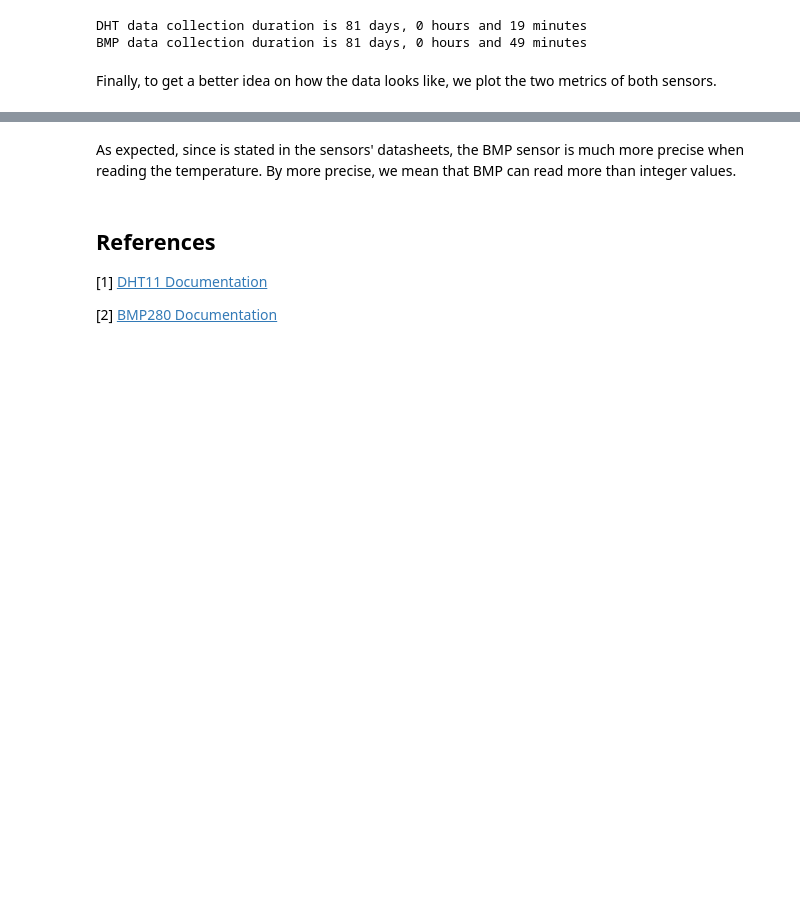
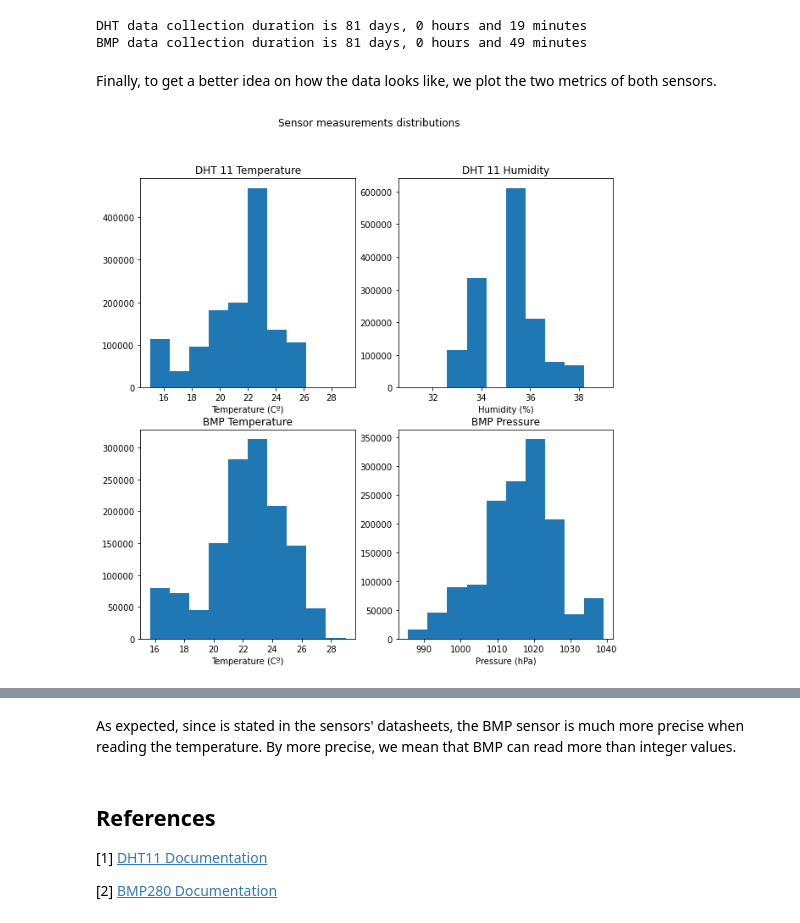
Before and after one commit to danielb05/Basic-Data-Science-UDL, a Jupyter notebook: notebooks/temperatures/3. Basic EDA.ipynb, the cells around one changed output, grey strips where cells are left out. Saved outputs shown, nothing was run; the diff lists cells and outputs as text; code cells hidden in the pictures; blank space fills up the shorter version.

```diff
--- a/notebooks/temperatures/3. Basic EDA.ipynb
+++ b/notebooks/temperatures/3. Basic EDA.ipynb
@@ -122,6 +118,36 @@ DHT data collection duration is 81 days, 0 hours and 19 minutes
 BMP data collection duration is 81 days, 0 hours and 49 minutes
 # %% [markdown]
 Finally, to get a better idea on how the data looks like, we plot the two metrics of both sensors.
+# %%
+mask = df_dht_11.temperature != 0
+
+plt.figure(figsize=(10, 10))
+plt.suptitle('Sensor measurements distributions')
+
+plt.subplot(221)
+plt.title('DHT 11 Temperature')
+plt.hist(df_dht_11[mask].temperature)
+plt.xlabel('Temperature (Cº)')
+
+plt.subplot(222)
+plt.title('DHT 11 Humidity')
+plt.hist(df_dht_11.humidity)
+plt.xlabel('Humidity (%)')
+
+mask = df_bmp.temperature != 0
+
+plt.subplot(223)
+plt.title('BMP Temperature')
+plt.hist(df_bmp[mask].temperature)
+plt.xlabel('Temperature (Cº)')
+
+plt.subplot(224)
+plt.title('BMP Pressure')
+plt.hist(df_bmp.pressure)
+plt.xlabel('Pressure (hPa)')
+plt.show()
+# %% [output]
+[figure, added]
 # %%
 plot_df = df_dht_11.iloc[:10000]
 
```
Also changed, not shown: parts of 5 cells of this notebook, 5 other files.
